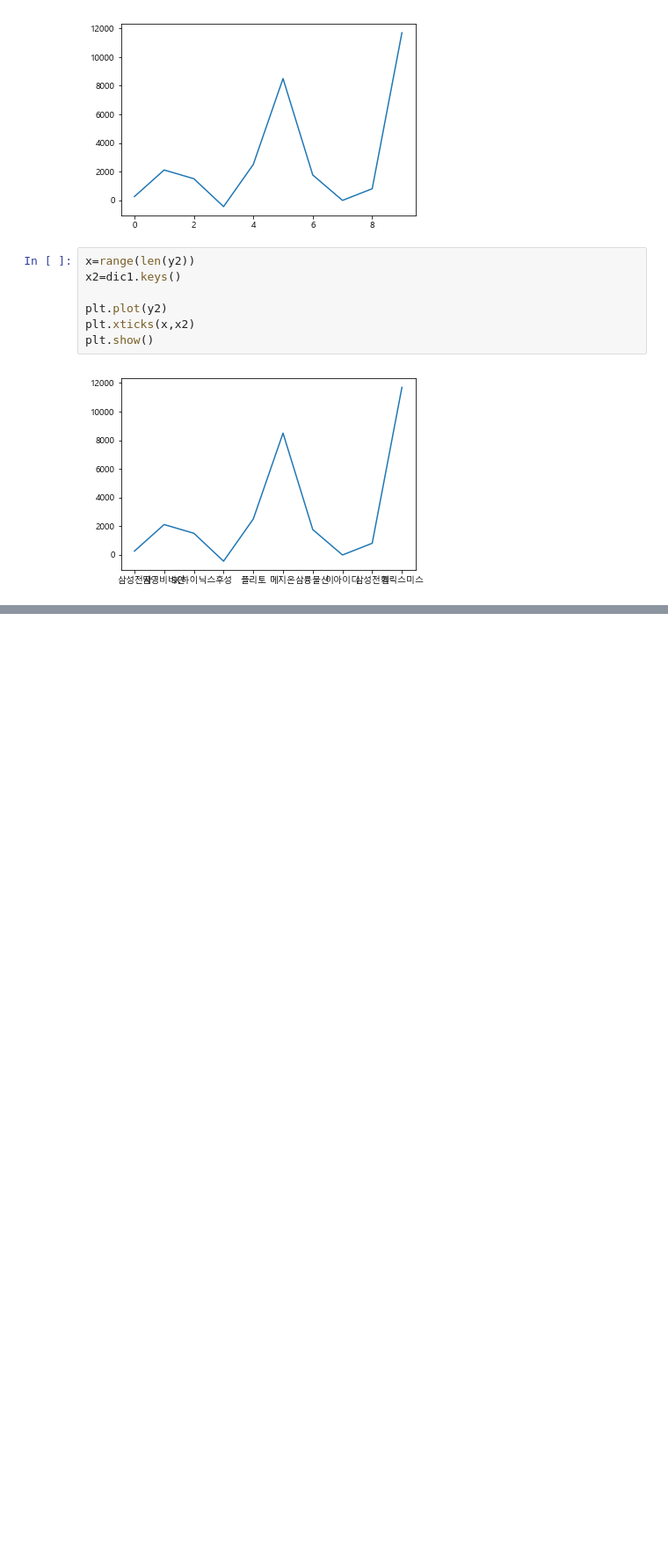
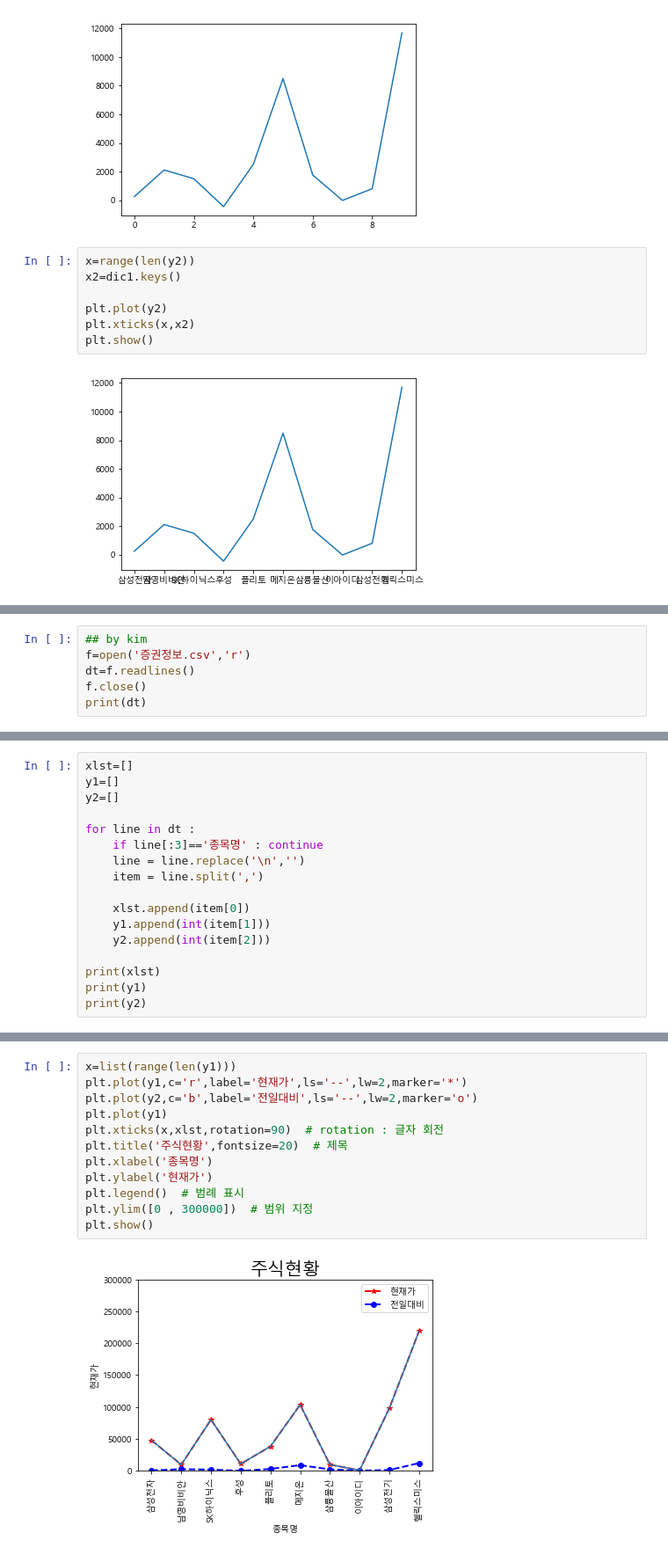
Before and after one commit to yminz/sum_python, a Jupyter notebook: py_ex01.ipynb, the cells around one changed output, grey strips where cells are left out. Shown at 88% size. Saved outputs shown, nothing was run; the diff lists cells and outputs as text; blank space fills up the shorter version.

```diff
--- a/py_ex01.ipynb
+++ b/py_ex01.ipynb
@@ -120,0 +124,6 @@ plt.show()
+# %%
+## by kim
+f=open('증권정보.csv','r')
+dt=f.readlines()
+f.close()
+print(dt)
@@ -120,0 +132,17 @@ plt.show()
+# %%
+xlst=[]
+y1=[]
+y2=[]
+
+for line in dt :
+    if line[:3]=='종목명' : continue
+    line = line.replace('\n','')
+    item = line.split(',')
+
+    xlst.append(item[0])
+    y1.append(int(item[1]))
+    y2.append(int(item[2]))
+
+print(xlst)
+print(y1)
+print(y2)
@@ -120,0 +163,14 @@ plt.show()
+# %%
+x=list(range(len(y1)))
+plt.plot(y1,c='r',label='현재가',ls='--',lw=2,marker='*')
+plt.plot(y2,c='b',label='전일대비',ls='--',lw=2,marker='o')
+plt.plot(y1)
+plt.xticks(x,xlst,rotation=90)  # rotation : 글자 회전
+plt.title('주식현황',fontsize=20)  # 제목
+plt.xlabel('종목명')
+plt.ylabel('현재가')
+plt.legend()  # 범례 표시
+plt.ylim([0 , 300000])  # 범위 지정
+plt.show()
+# %% [output]
+[figure, added]
```
Also changed, not shown: parts of 6 cells of this notebook.
